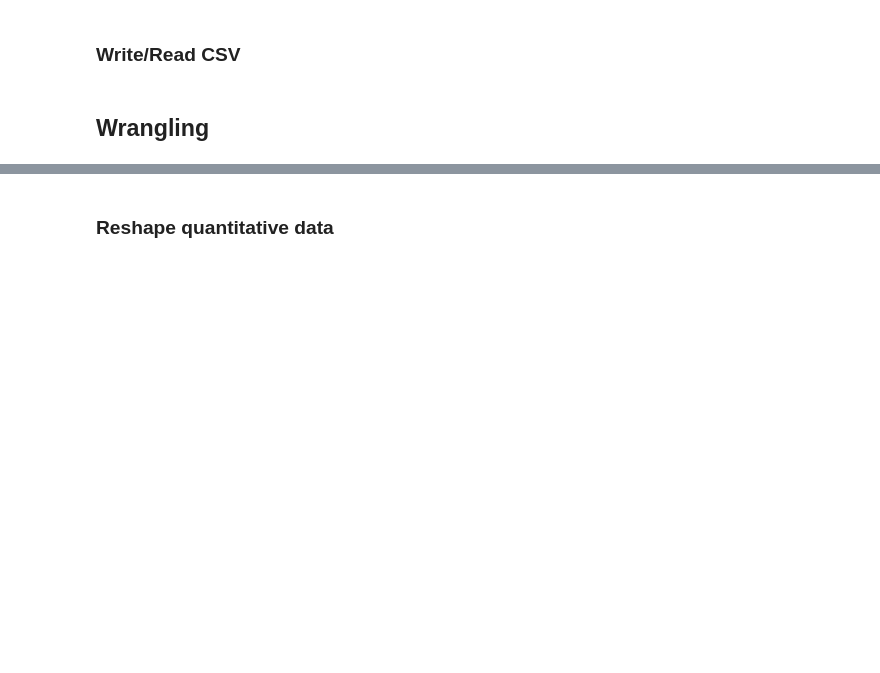
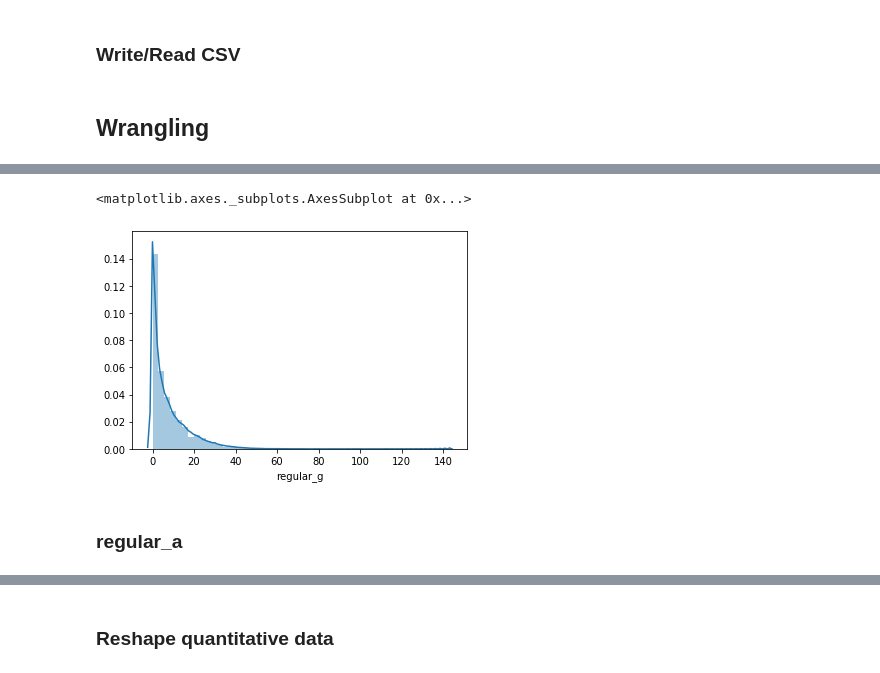
Before and after one commit to TomCallegari/ScoutingWithAI, a Jupyter notebook: Notebooks/ETL.ipynb, the cells around one changed output, grey strips where cells are left out. Saved outputs shown, nothing was run; the diff lists cells and outputs as text; code cells hidden in the pictures; blank space fills up the shorter version.

```diff
--- a/Notebooks/ETL.ipynb
+++ b/Notebooks/ETL.ipynb
@@ -77,0 +227,10 @@ awards.sample(10)
+# %%
+players['regular_g'] = players['regular_g'].replace({'': 0, '-': 0})
+players['regular_g'] = players['regular_g'].astype(int)
+# %%
+sns.distplot(players['regular_g'])
+# %% [output]
+<matplotlib.axes._subplots.AxesSubplot at 0x...>
+[figure, added]
+# %% [markdown]
+### regular_a
```
Also changed, not shown: parts of 72 cells of this notebook, 5 other files.
